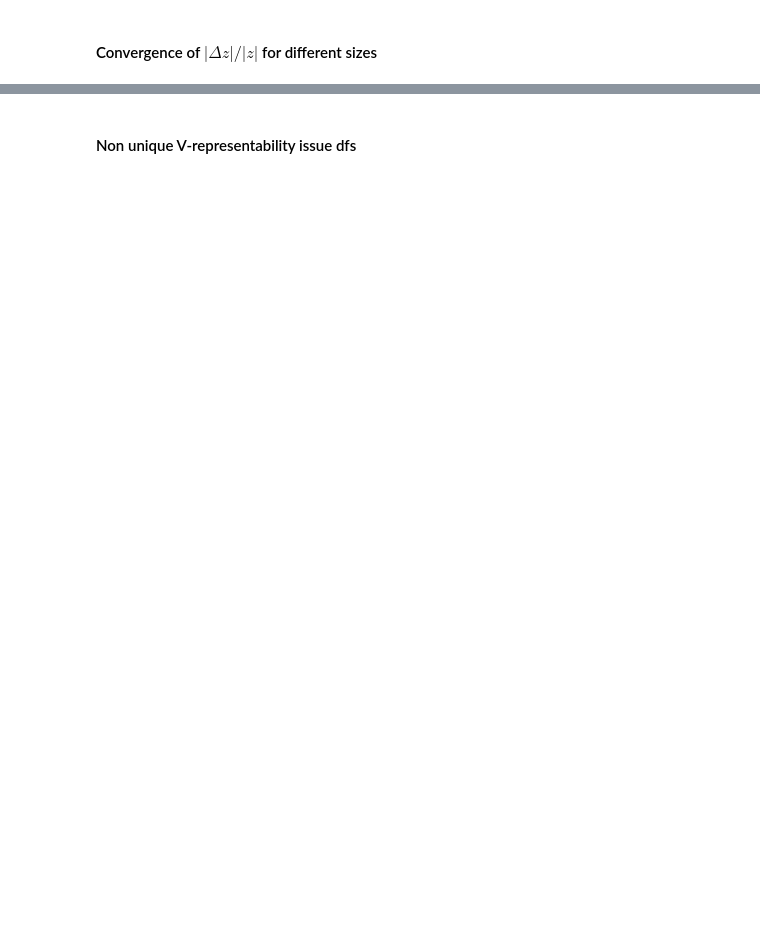
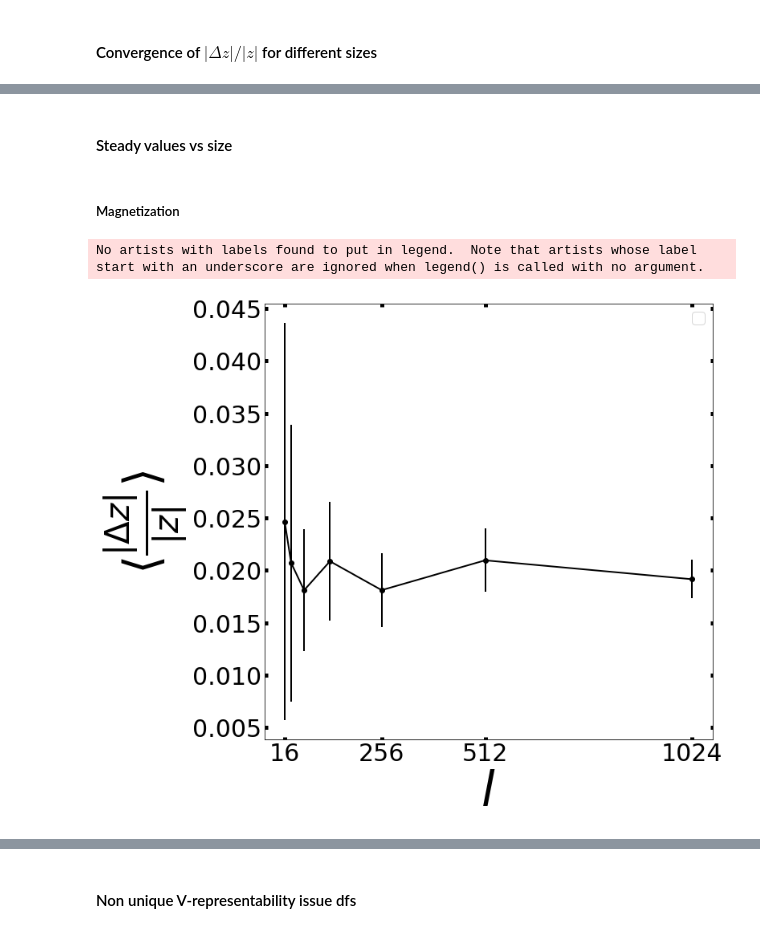
Before and after one commit to emacosta95/dft_for_ising, a Jupyter notebook: dft_ising_analysis.ipynb, the cells around one changed output, grey strips where cells are left out. Cells and saved outputs as stored; diff of their text form; code cells hidden in the pictures; blank space fills up the shorter version.

```diff
--- a/dft_ising_analysis.ipynb
+++ b/dft_ising_analysis.ipynb
@@ -168,0 +200,24 @@ plt.show()
+# %% [markdown]
+#### Steady values vs size
+# %% [markdown]
+##### Magnetization
+# %%
+plt.figure(figsize=(10,10))
+plt.errorbar(ls,errors_n,yerr=sigma_errors_n,color='black',marker='o',linewidth=2)
+plt.legend(fontsize=20)
+plt.xlabel(r'$ l $',fontsize=60)
+plt.ylabel(r'$ \langle \frac{\left| \Delta z \right|}{\left|z \right|} \rangle $',fontsize=60)
+plt.tick_params(
+            top=True,
+            right=True,
+            labeltop=False,
+            labelright=False,
+            direction="in",
+            labelsize=30,
+            width=5,
+        )
+plt.xticks([16,256,512,1024],[16,256,512,1024])
+plt.show()
+# %% [output]
+No artists with labels found to put in legend.  Note that artists whose label start with an underscore are ignored when legend() is called with no argument.
+[figure, added]
```
Also changed, not shown: parts of 10 cells of this notebook, 2 other files.
